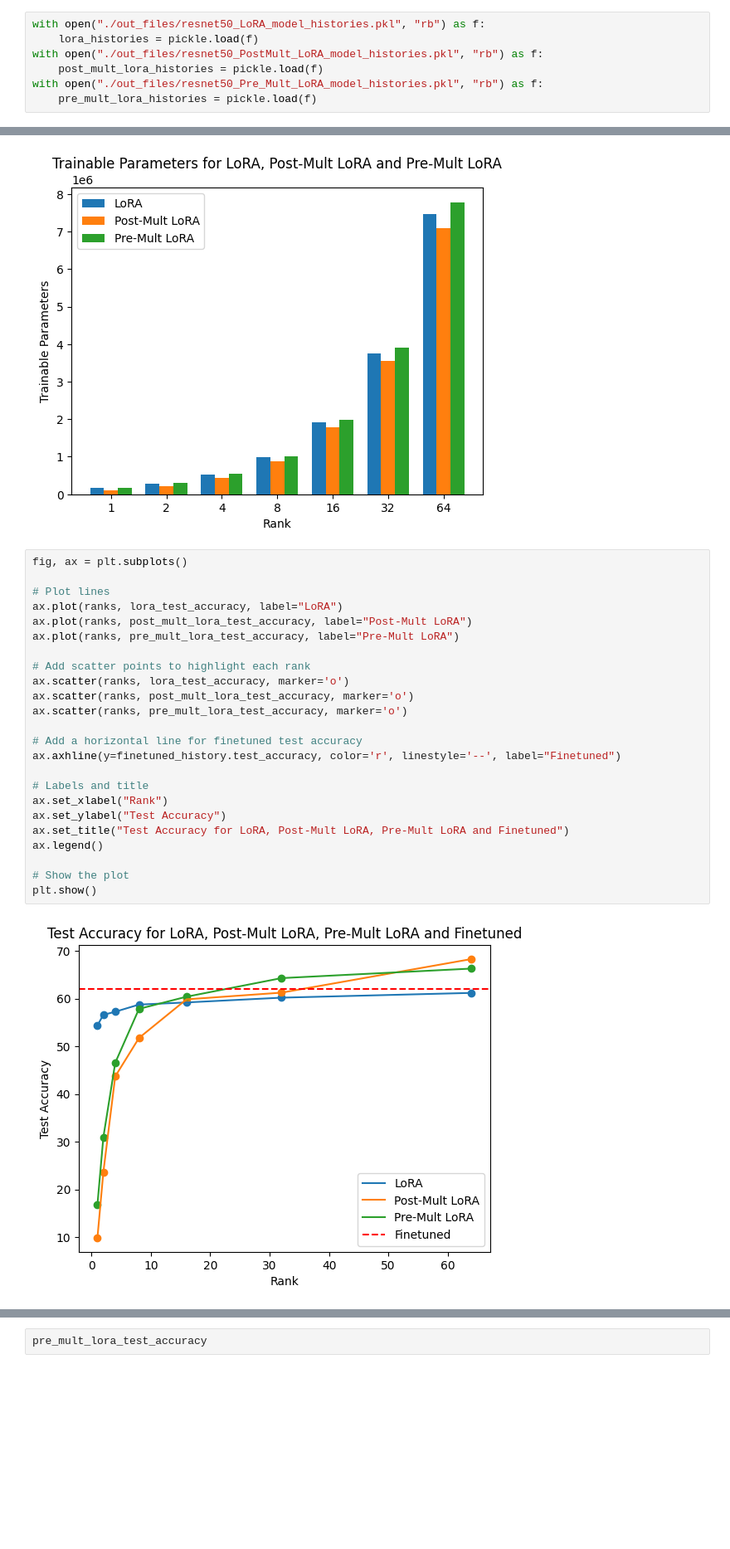
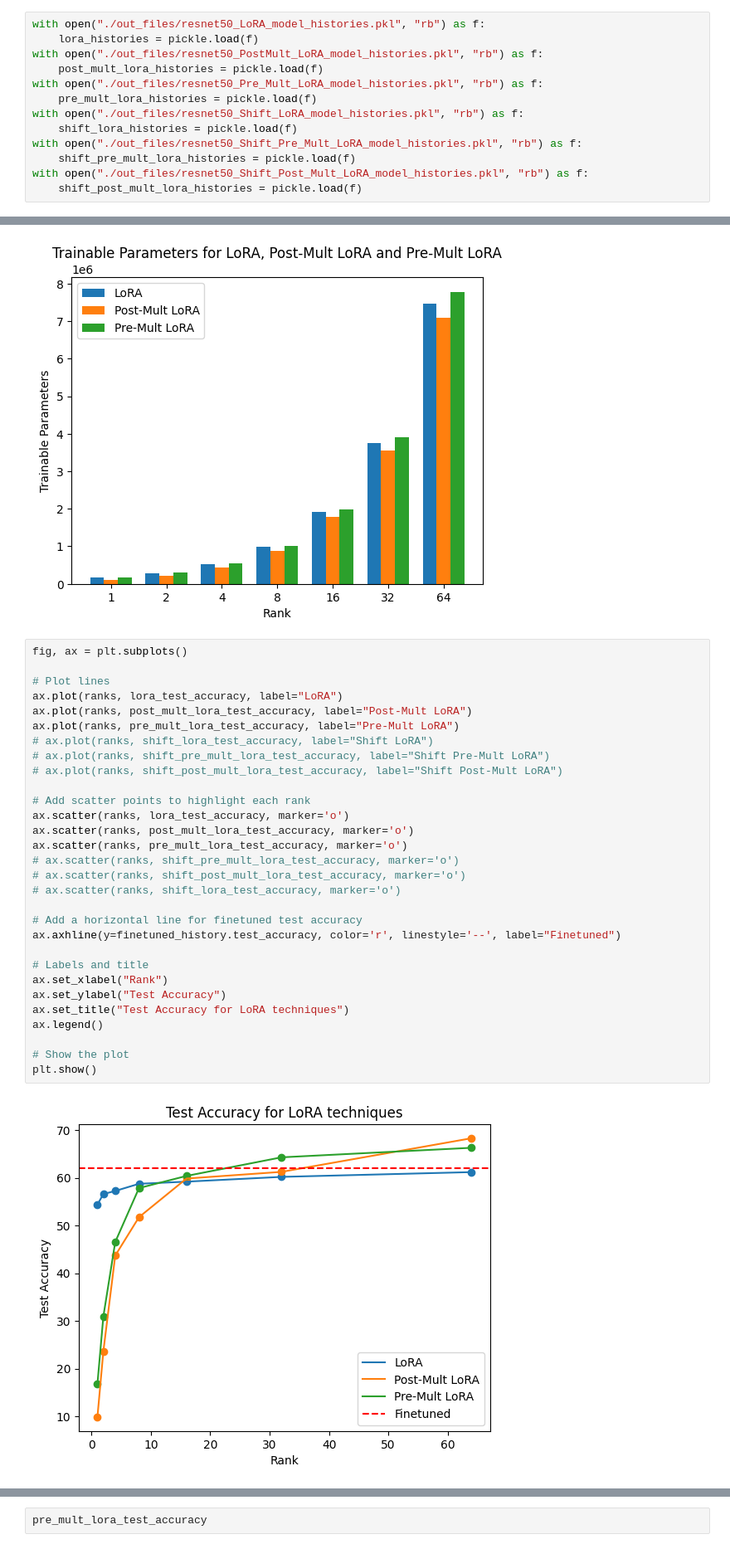
Before and after one commit to bihany-harsh/LoRA-experimentations, a Jupyter notebook: cifar100-experiments/compile.ipynb, the cells around one changed output, grey strips where cells are left out. Shown at 83% size. Cells and saved outputs as stored; diff of their text form; blank space fills up the shorter version.

```diff
--- a/cifar100-experiments/compile.ipynb
+++ b/cifar100-experiments/compile.ipynb
@@ -11,6 +11,12 @@ with open("./out_files/resnet50_PostMult_LoRA_model_histories.pkl", "rb") as f:
     post_mult_lora_histories = pickle.load(f)
 with open("./out_files/resnet50_Pre_Mult_LoRA_model_histories.pkl", "rb") as f:
     pre_mult_lora_histories = pickle.load(f)
+with open("./out_files/resnet50_Shift_LoRA_model_histories.pkl", "rb") as f:
+    shift_lora_histories = pickle.load(f)
+with open("./out_files/resnet50_Shift_Pre_Mult_LoRA_model_histories.pkl", "rb") as f:
+    shift_pre_mult_lora_histories = pickle.load(f)
+with open("./out_files/resnet50_Shift_Post_Mult_LoRA_model_histories.pkl", "rb") as f:
+    shift_post_mult_lora_histories = pickle.load(f)
 # %%
 ranks = [1, 2, 4, 8, 16, 32, 64]
 lora_trainable_params = [lora_histories[rank].trainable_params for rank in ranks]
@@ -44,26 +59,32 @@ plt.show()
 # %%
 fig, ax = plt.subplots()
 
 # Plot lines
 ax.plot(ranks, lora_test_accuracy, label="LoRA")
 ax.plot(ranks, post_mult_lora_test_accuracy, label="Post-Mult LoRA")
 ax.plot(ranks, pre_mult_lora_test_accuracy, label="Pre-Mult LoRA")
+# ax.plot(ranks, shift_lora_test_accuracy, label="Shift LoRA")
+# ax.plot(ranks, shift_pre_mult_lora_test_accuracy, label="Shift Pre-Mult LoRA")
+# ax.plot(ranks, shift_post_mult_lora_test_accuracy, label="Shift Post-Mult LoRA")
 
 # Add scatter points to highlight each rank
 ax.scatter(ranks, lora_test_accuracy, marker='o')
 ax.scatter(ranks, post_mult_lora_test_accuracy, marker='o')
 ax.scatter(ranks, pre_mult_lora_test_accuracy, marker='o')
+# ax.scatter(ranks, shift_pre_mult_lora_test_accuracy, marker='o')
+# ax.scatter(ranks, shift_post_mult_lora_test_accuracy, marker='o')
+# ax.scatter(ranks, shift_lora_test_accuracy, marker='o')
 
 # Add a horizontal line for finetuned test accuracy
 ax.axhline(y=finetuned_history.test_accuracy, color='r', linestyle='--', label="Finetuned")
 
 # Labels and title
 ax.set_xlabel("Rank")
 ax.set_ylabel("Test Accuracy")
-ax.set_title("Test Accuracy for LoRA, Post-Mult LoRA, Pre-Mult LoRA and Finetuned")
+ax.set_title("Test Accuracy for LoRA techniques")
 ax.legend()
 
 # Show the plot
 plt.show()
 # %% [output]
-[figure, old version]
+[figure, new version]
```
Also changed, not shown: parts of 4 cells of this notebook, 3 other files.
